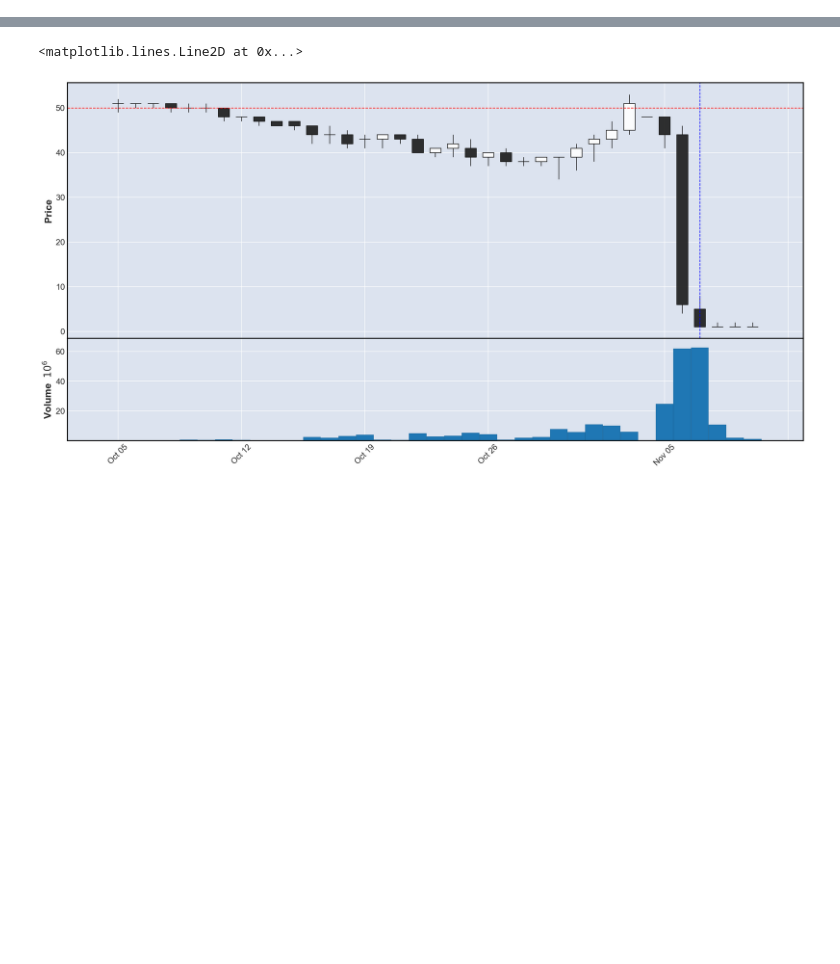
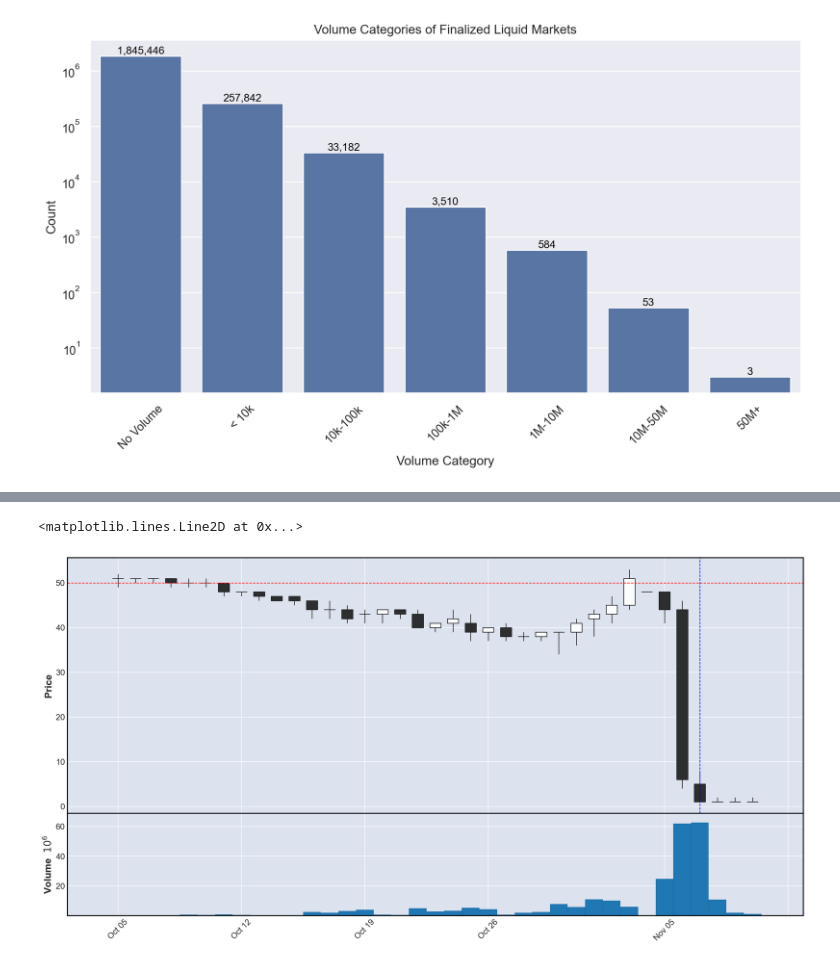
Before and after one commit to NiccoloComati/mykalshi, a Jupyter notebook: main.ipynb, the cells around one changed output, grey strips where cells are left out. Saved outputs shown, nothing was run; the diff lists cells and outputs as text; code cells hidden in the pictures; blank space fills up the shorter version.

```diff
--- a/main.ipynb
+++ b/main.ipynb
@@ -42,3 +45,29 @@ plt.show()
+# %%
+bins = [[0, 0.1], [0.1, 10000], [10000, 100000], [100000, 1000000], [1000000, 10000000], [10000000, 50000000], [50000000, 100000000000]]
+bins_labels = ["No Volume", "< 10k", "10k-100k", "100k-1M", "1M-10M", "10M-50M", "50M+"]
+
+def categorize_volume(volume):
+    for i, (low, high) in enumerate(bins):
+        if low <= volume < high:
+            return f"{low}-{high}"
+    return "Other"
+
+markets_df['volume_category'] = markets_df['volume'].apply(categorize_volume)
+plt.figure(figsize=(12, 6))
+sns.countplot(data=markets_df, x='volume_category', order=sorted(markets_df['volume_category'].unique()))
+# Override the x-tick labels to show ranges
+plt.xticks(ticks=range(len(bins_labels)), labels=bins_labels, rotation=45)
+# Add printed number on top of each bar (and formate them clearly with "," thousands separator)
+for p in plt.gca().patches:
+    plt.gca().annotate(f'{int(p.get_height()):,}', (p.get_x() + p.get_width() / 2., p.get_height()),
+                       ha='center', va='bottom', fontsize=10, color='black', rotation=0)
+plt.title('Volume Categories of Finalized Liquid Markets')
+plt.xlabel('Volume Category')
+plt.ylabel('Count')
+plt.yscale('log')
+plt.show()
+# %% [output]
+[figure, added]
 # %%
 fin_liquid_markets = markets_df[(markets_df['status'] == "finalized") & (markets_df['volume'] > 500000)]
 fin_liquid_markets = fin_liquid_markets.reset_index(drop=True)
```
Also changed, not shown: parts of 27 cells of this notebook, 4 other files.
